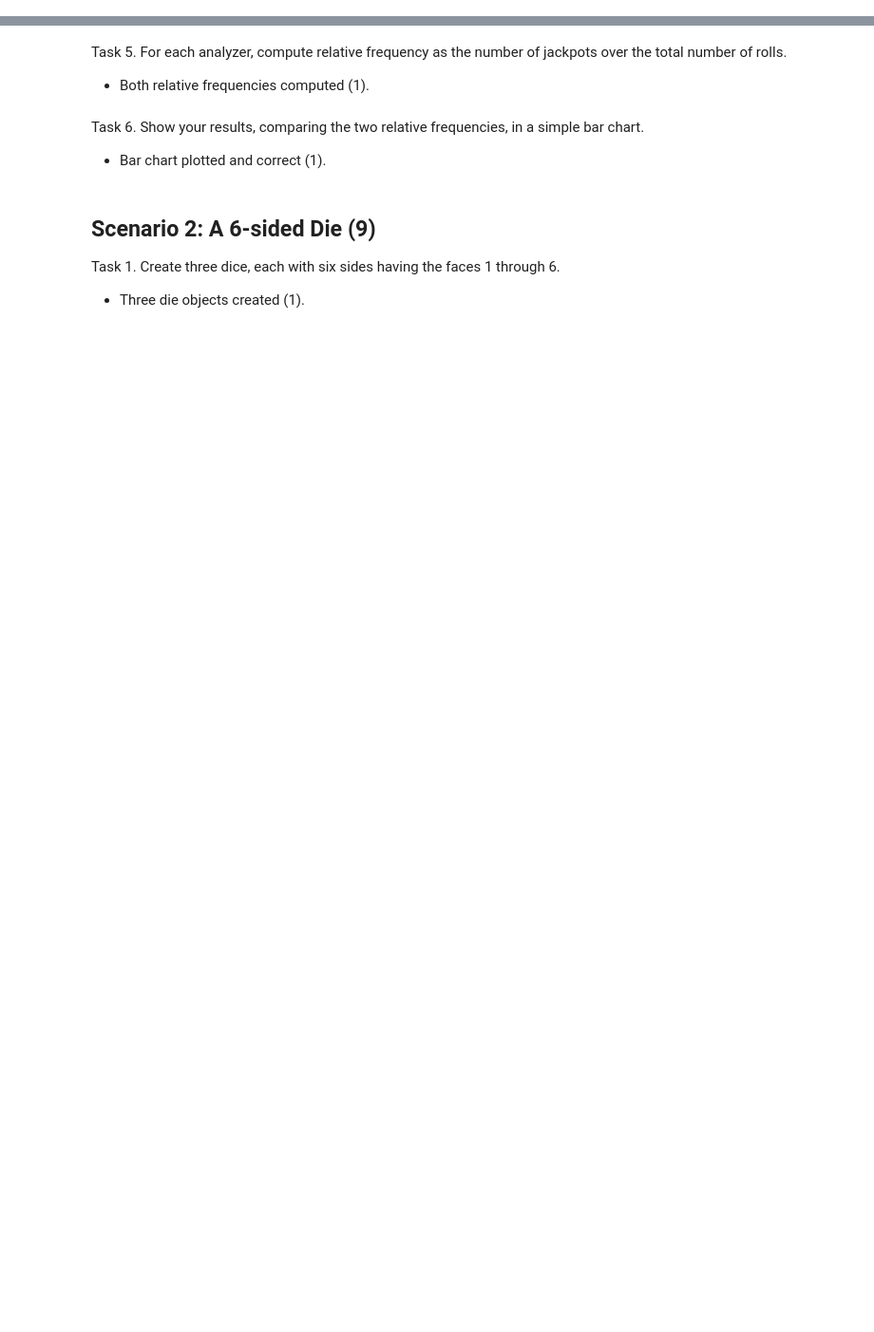
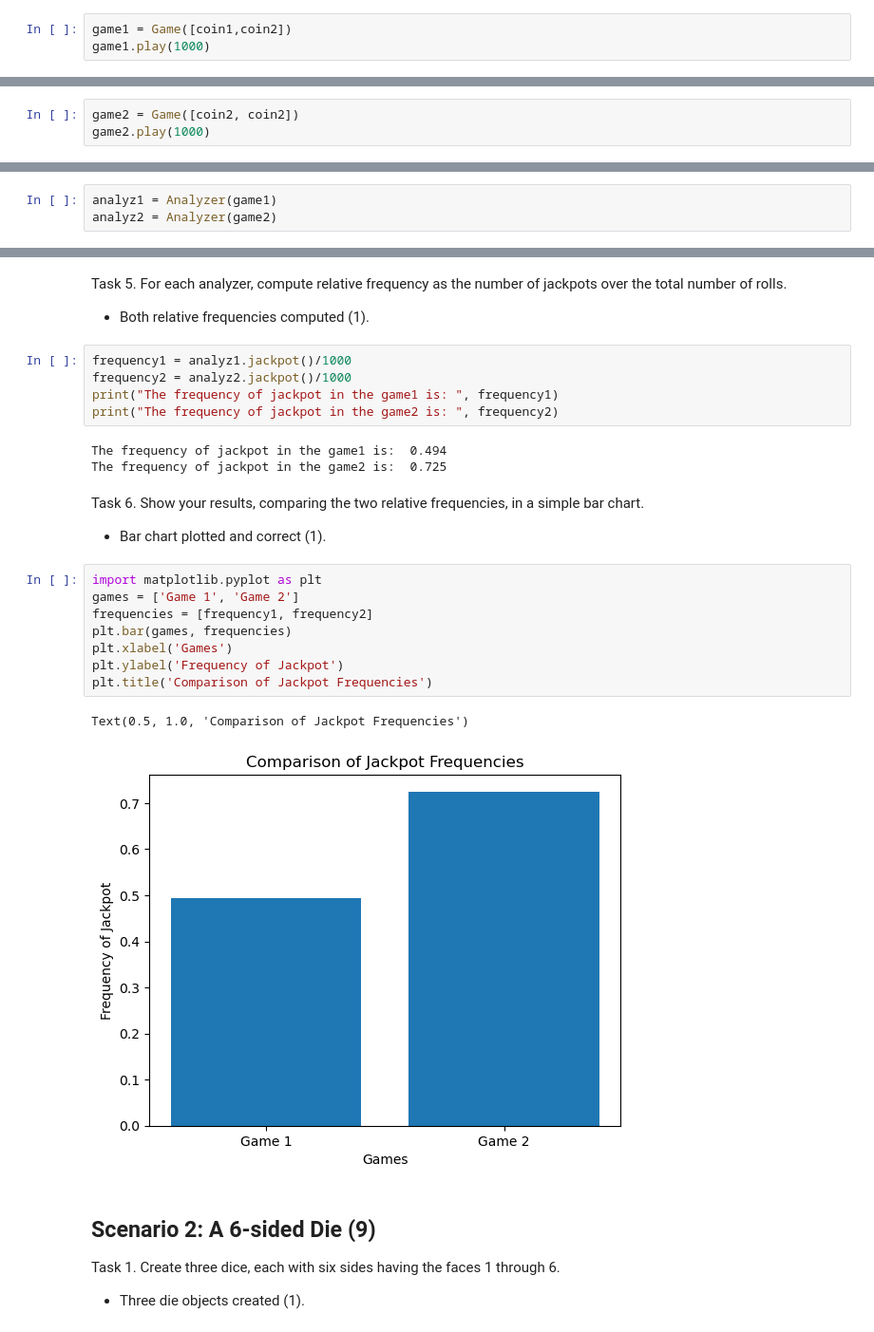
Before and after one commit to Lingzhen718/Montecarlo-Simulation-Generator, a Jupyter notebook: MontecarloSimulation/montecarlo_demo.ipynb, the cells around one changed output, grey strips where cells are left out. Shown: that part at 95% size. Cells and saved outputs as stored; diff of their text form; blank space fills up the shorter version.

```diff
--- a/MontecarloSimulation/montecarlo_demo.ipynb
+++ b/MontecarloSimulation/montecarlo_demo.ipynb
@@ -552,3 +589,6 @@ Task 1. Create a fair coin (with faces $H$ and $T$) and one unfair coin in which
 Task 2. Play a game of $1000$ flips with two fair dice.
 
 - Play method called correclty and without error (1).
+# %%
+game1 = Game([coin1,coin2])
+game1.play(1000)
@@ -557,3 +614,6 @@ Task 3. Play another game (using a new Game object) of $1000$ flips, this time u
 
 - New game object created (1).
 - Play method called correclty and without error (1).
+# %%
+game2 = Game([coin2, coin2])
+game2.play(1000)
@@ -562,3 +639,6 @@ Task 4. For each game, use an Analyzer object to determine the raw frequency of
 
 - Analyzer objecs instantiated for both games (1).
 - Raw frequencies reported for both (1).
+# %%
+analyz1 = Analyzer(game1)
+analyz2 = Analyzer(game2)
@@ -566,10 +654,29 @@ Task 4. For each game, use an Analyzer object to determine the raw frequency of
 Task 5. For each analyzer, compute relative frequency as the number of jackpots over the total number of rolls.
 
 - Both relative frequencies computed (1).
+# %%
+frequency1 = analyz1.jackpot()/1000
+frequency2 = analyz2.jackpot()/1000
+print("The frequency of jackpot in the game1 is: ", frequency1)
+print("The frequency of jackpot in the game2 is: ", frequency2)
+# %% [output]
+The frequency of jackpot in the game1 is:  0.494
+The frequency of jackpot in the game2 is:  0.725
 # %% [markdown]
 Task 6. Show your results, comparing the two relative frequencies, in a simple bar chart.
 
 - Bar chart plotted and correct (1).
+# %%
+import matplotlib.pyplot as plt
+games = ['Game 1', 'Game 2']
+frequencies = [frequency1, frequency2]
+plt.bar(games, frequencies)
+plt.xlabel('Games')
+plt.ylabel('Frequency of Jackpot')
+plt.title('Comparison of Jackpot Frequencies')
+# %% [output]
+Text(0.5, 1.0, 'Comparison of Jackpot Frequencies')
+[figure, added]
 # %% [markdown]
 ## Scenario 2: A 6-sided Die (9)
 
```
Also changed, not shown: parts of 35 cells of this notebook, 1 other file.
